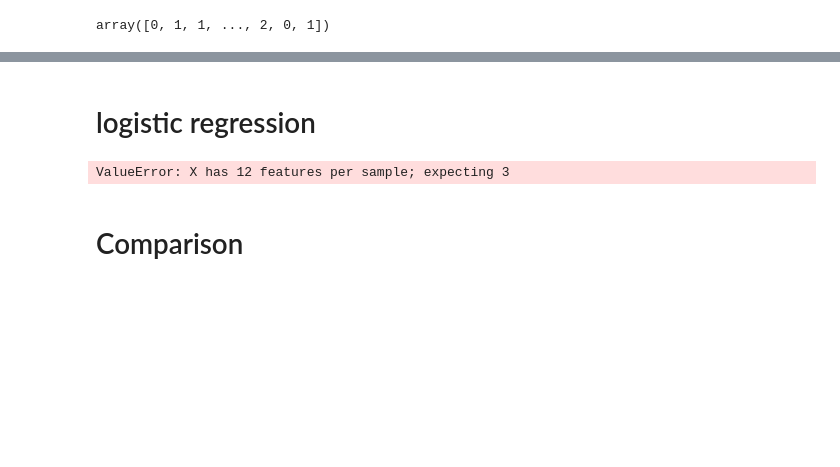
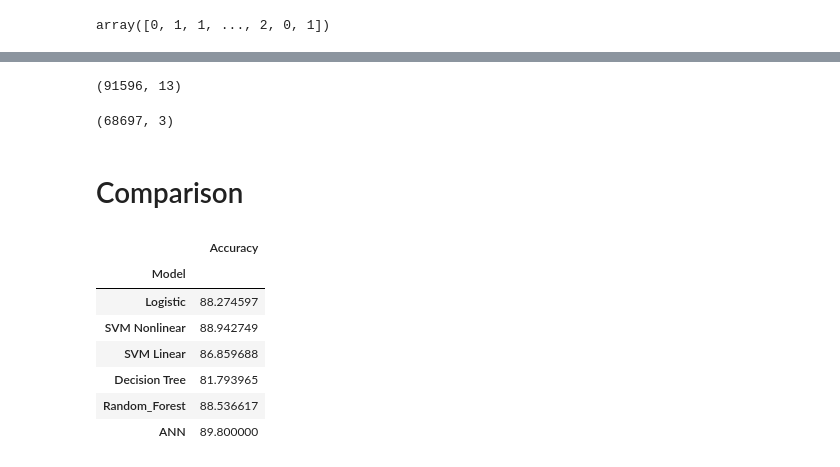
Before and after one commit to cmhume/eCommerce_Business_Trends, a Jupyter notebook: ecommerce_business_trend_ML_week2.ipynb, the cells around one changed output, grey strips where cells are left out. Cells and saved outputs as stored; diff of their text form; code cells hidden in the pictures; blank space fills up the shorter version.

```diff
--- a/ecommerce_business_trend_ML_week2.ipynb
+++ b/ecommerce_business_trend_ML_week2.ipynb
@@ -902,26 +838,31 @@ fig.show()
-# %% [markdown]
-# logistic regression
-# %%
-from sklearn.linear_model import LogisticRegression
-classifierl = LogisticRegression(random_state = 0)
-classifierl.fit(X_train, y_train)
-y_pred_l = classifierl.predict(X_test)
-print(np.concatenate((y_pred_l.reshape(len(y_pred_l),1), y_test.reshape(len(y_test),1)),1))
-accuracy_logistic = accuracy_score(y_test, y_pred_l)
-accuracy_logistic
-# %% [output]
-ValueError: X has 12 features per sample; expecting 3
+# %%
+final_customers.shape
+# %% [output]
+(91596, 13)
+# %%
+pcs_df.shape
+# %% [output]
+(68697, 3)
 # %% [markdown]
 # Comparison
 # %%
 # initialize list of lists
-data = [['Logistic', accuracy_logistic*100],['SVM Nonlinear', accuracy_svm_nonlinear*100], ['SVM Linear', accuracy_svm_linear*100 ], ['Decision Tree', accuracy_decision_tree*100], ['Random_Forest', accuracy_random_forest*100]]
+data = [['Logistic', accuracy_logistic*100],['SVM Nonlinear', accuracy_svm_nonlinear*100], ['SVM Linear', accuracy_svm_linear*100 ], ['Decision Tree', accuracy_decision_tree*100], ['Random_Forest', accuracy_random_forest*100], ['ANN',0.898*100]]
 # Create the pandas DataFrame
 df = pd.DataFrame(data, columns = ['Model', 'Accuracy'])
 df.set_index('Model',inplace = True)
 
 # print dataframe.
 df
+# %% [output]
+|  | Accuracy |
+| Model |  |
+| Logistic | 88.274597 |
+| SVM Nonlinear | 88.942749 |
+| SVM Linear | 86.859688 |
+| Decision Tree | 81.793965 |
+| Random_Forest | 88.536617 |
+| ANN | 89.800000 |
 # %%
 df.plot(kind='bar', figsize=(20, 5))
 plt.title('Model Accuracies')
```
Also changed, not shown: parts of 24 cells of this notebook.
